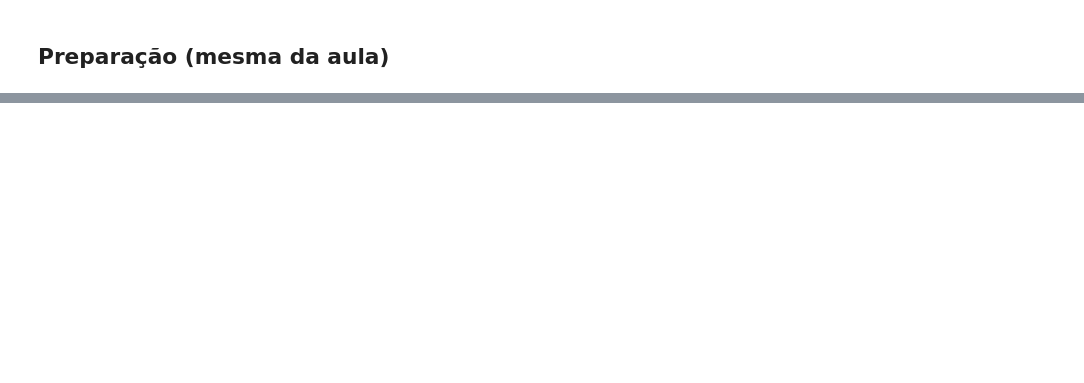
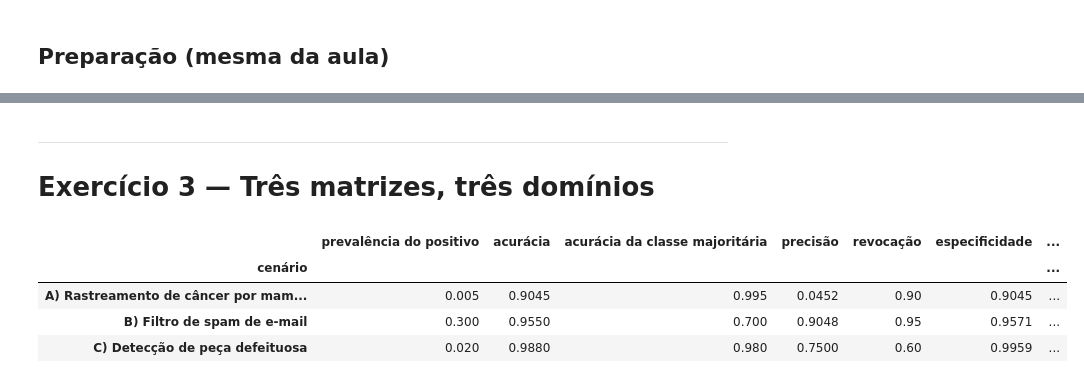
Before and after one commit to bmnogueira-ufms/IA-2026-02, a Jupyter notebook: Aulas Práticas/aula01-introducao-am/aula01-gabarito.ipynb, the cells around one changed output, grey strips where cells are left out. Saved outputs shown, nothing was run; the diff lists cells and outputs as text; code cells hidden in the pictures; blank space fills up the shorter version.

```diff
--- a/Aulas Práticas/aula01-introducao-am/aula01-gabarito.ipynb
+++ b/Aulas Práticas/aula01-introducao-am/aula01-gabarito.ipynb
@@ -995,0 +309,34 @@ Os exercícios levantaram três questões que a próxima aula responde:
+# %% [markdown]
+---
+# Exercício 3 — Três matrizes, três domínios
+# %%
+cenarios = {
+    "A) Rastreamento de câncer por mamografia": dict(tp=45,  fn=5,  fp=950, tn=9000),
+    "B) Filtro de spam de e-mail":              dict(tp=285, fn=15, fp=30,  tn=670),
+    "C) Detecção de peça defeituosa":           dict(tp=60,  fn=40, fp=20,  tn=4880),
+}
+
+linhas = []
+for nome, m in cenarios.items():
+    tp_, fn_, fp_, tn_ = m["tp"], m["fn"], m["fp"], m["tn"]
+    P_, N_ = tp_ + fn_, tn_ + fp_
+    linhas.append({
+        "cenário": nome,
+        "prevalência do positivo": P_ / (P_ + N_),
+        "acurácia": (tp_ + tn_) / (P_ + N_),
+        "acurácia da classe majoritária": max(P_, N_) / (P_ + N_),
+        "precisão": tp_ / (tp_ + fp_),
+        "revocação": tp_ / P_,
+        "especificidade": tn_ / N_,
+    })
+
+resumo = pd.DataFrame(linhas).set_index("cenário")
+resumo["o modelo BATEU o baseline?"] = np.where(
+    resumo["acurácia"] > resumo["acurácia da classe majoritária"], "sim", "NÃO")
+resumo.round(4)
+# %% [output]
+|  | prevalência do positivo | acurácia | acurácia da classe majoritária | precisão | revocação | especificidade | ... |
+| cenário |  |  |  |  |  |  | ... |
+| A) Rastreamento de câncer por mam... | 0.005 | 0.9045 | 0.995 | 0.0452 | 0.90 | 0.9045 | ... |
+| B) Filtro de spam de e-mail | 0.300 | 0.9550 | 0.700 | 0.9048 | 0.95 | 0.9571 | ... |
+| C) Detecção de peça defeituosa | 0.020 | 0.9880 | 0.980 | 0.7500 | 0.60 | 0.9959 | ... |
```
Also changed, not shown: parts of 93 cells of this notebook, 1 other file.
